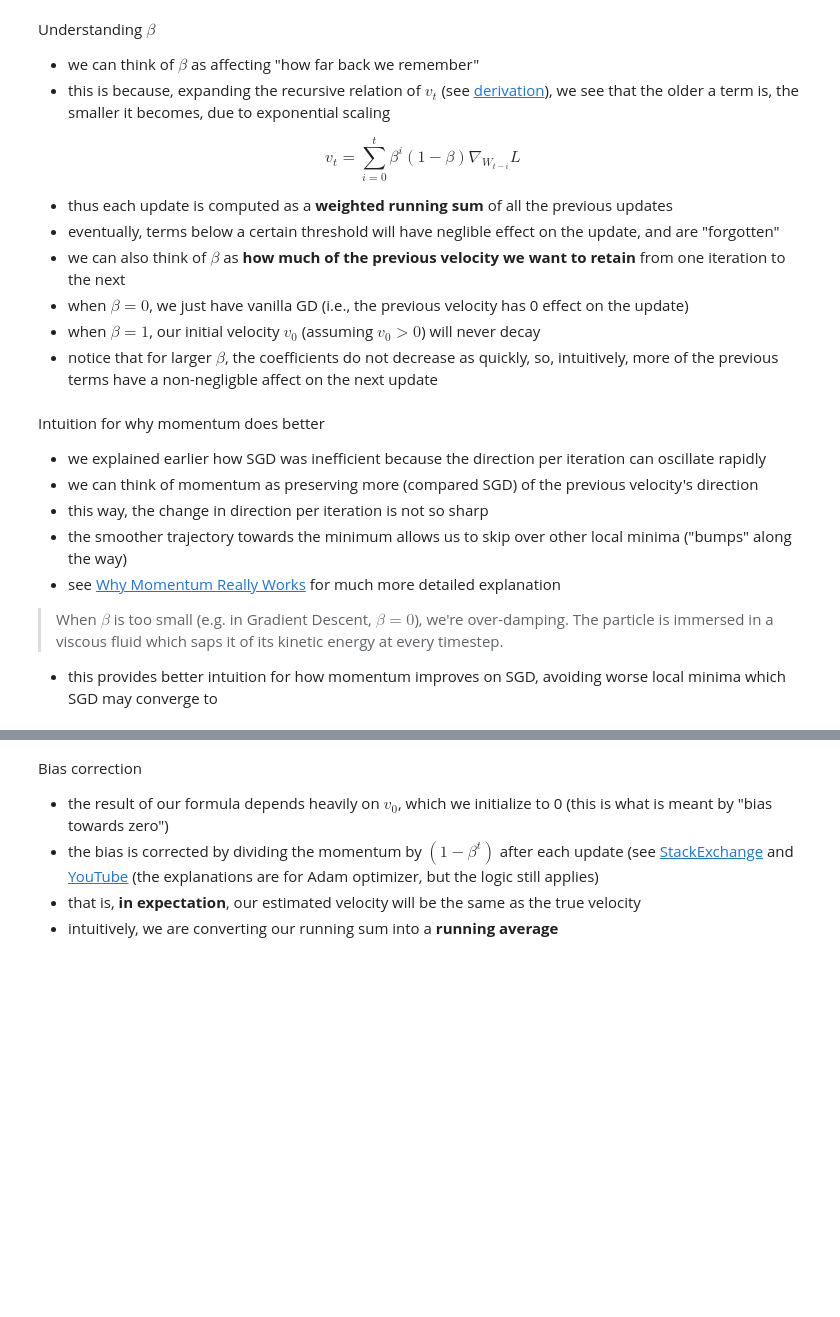
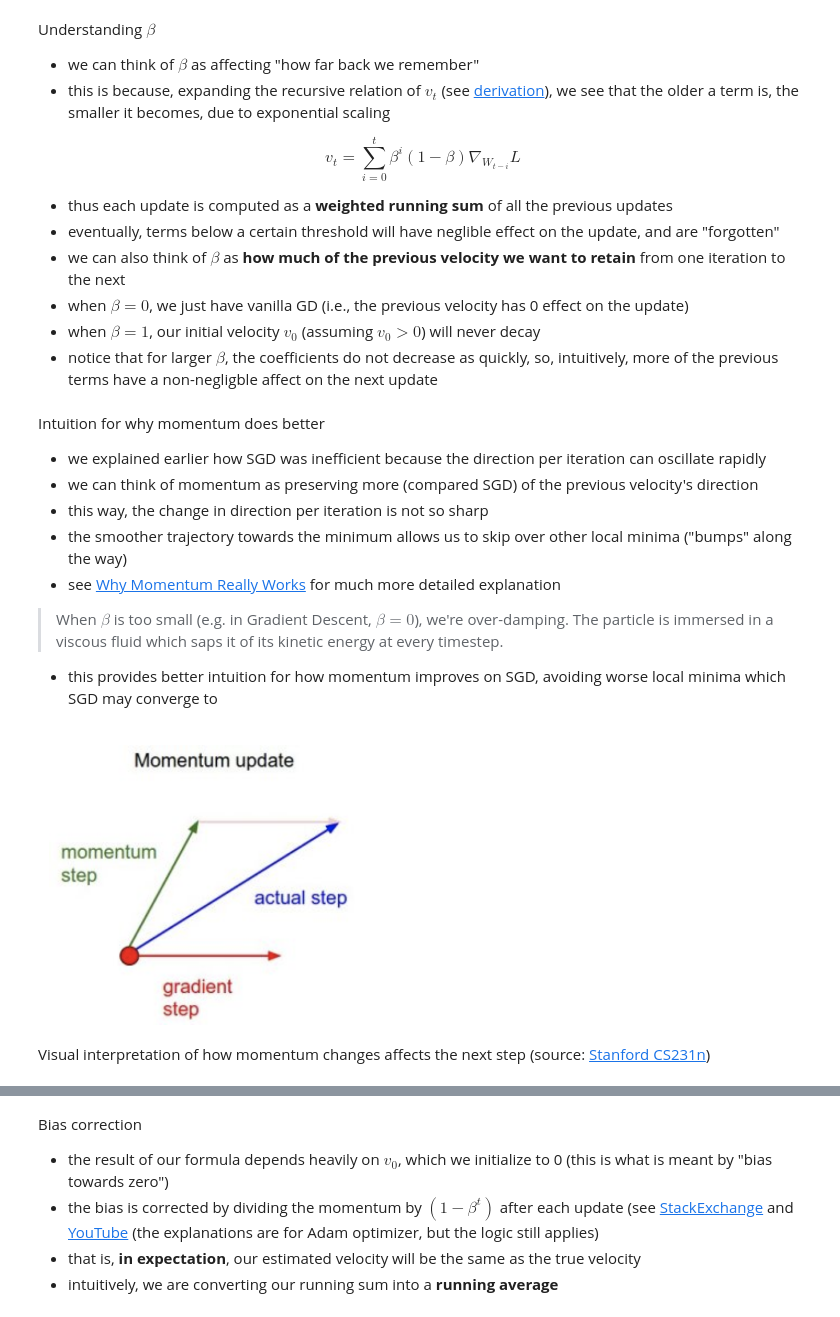
Before and after one commit to ahan98/CS231n, a Jupyter notebook: notes/Neural Networks Part 3.ipynb, the cells around one changed output, grey strips where cells are left out. Cells and saved outputs as stored; diff of their text form; code cells hidden in the pictures; blank space fills up the shorter version.

Commit message:
fixing image display

```diff
--- a/notes/Neural Networks Part 3.ipynb
+++ b/notes/Neural Networks Part 3.ipynb
@@ -150,5 +150,13 @@ Intuition for why momentum does better
 - see [Why Momentum Really Works](https://distill.pub/2017/momentum/) for much more detailed explanation
 > When $\beta$ is too small (e.g. in Gradient Descent, $\beta = 0$), we're over-damping. The particle is immersed in a viscous fluid which saps it of its kinetic energy at every timestep.
 
-- this provides better intuition for how momentum improves on SGD, avoiding worse local minima which SGD may converge to
+- this provides better intuition for how momentum improves on SGD,
+avoiding worse local minima which SGD may converge to
+# %%
+from IPython.display import Image
+Image(filename="../images/momentum_update.png", width=350)
+# %% [output]
+[figure, added]
+# %% [markdown]
+Visual interpretation of how momentum changes affects the next step (source: [Stanford CS231n](https://cs231n.github.io/neural-networks-3))
 # %% [markdown]
```
Also changed, not shown: parts of 3 cells of this notebook.
